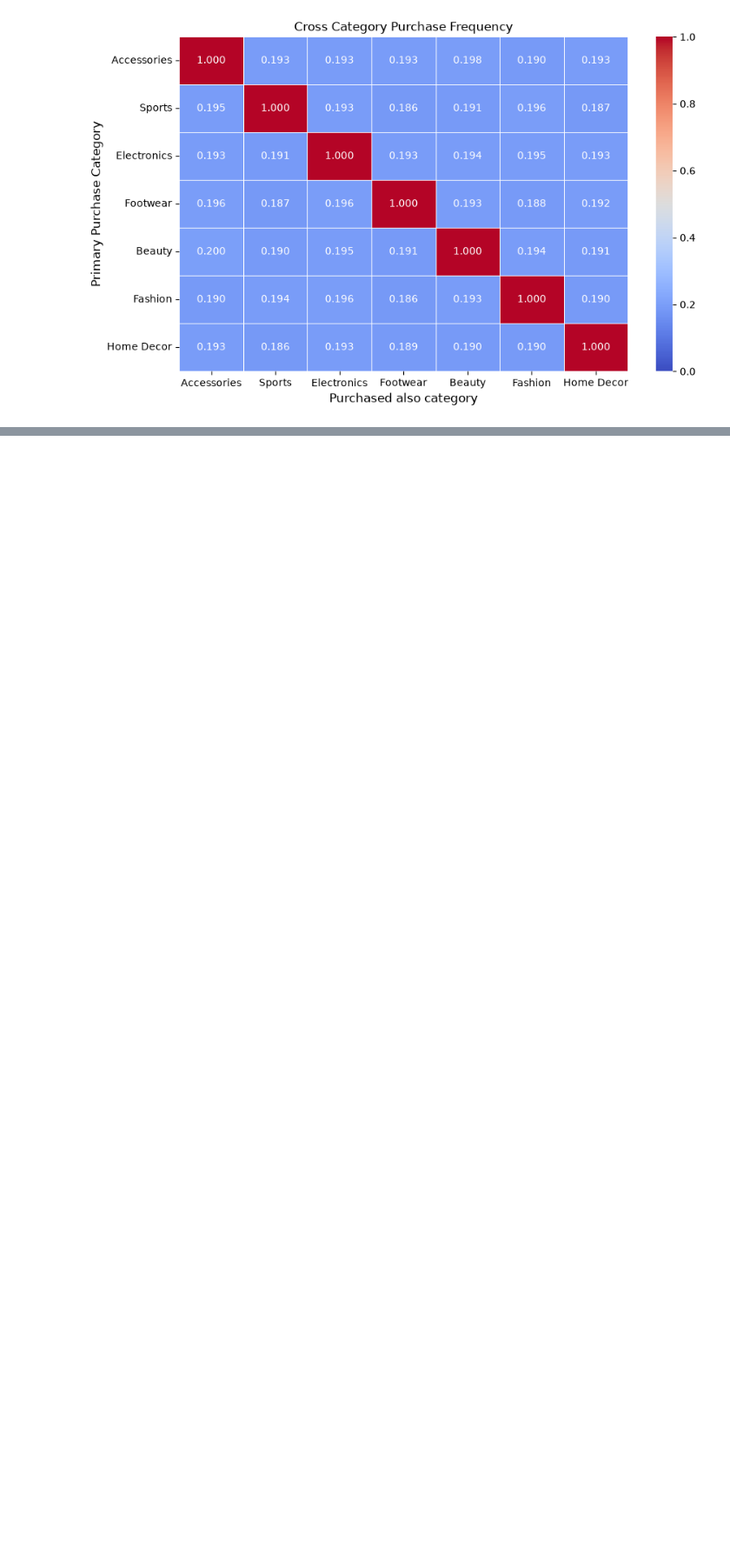
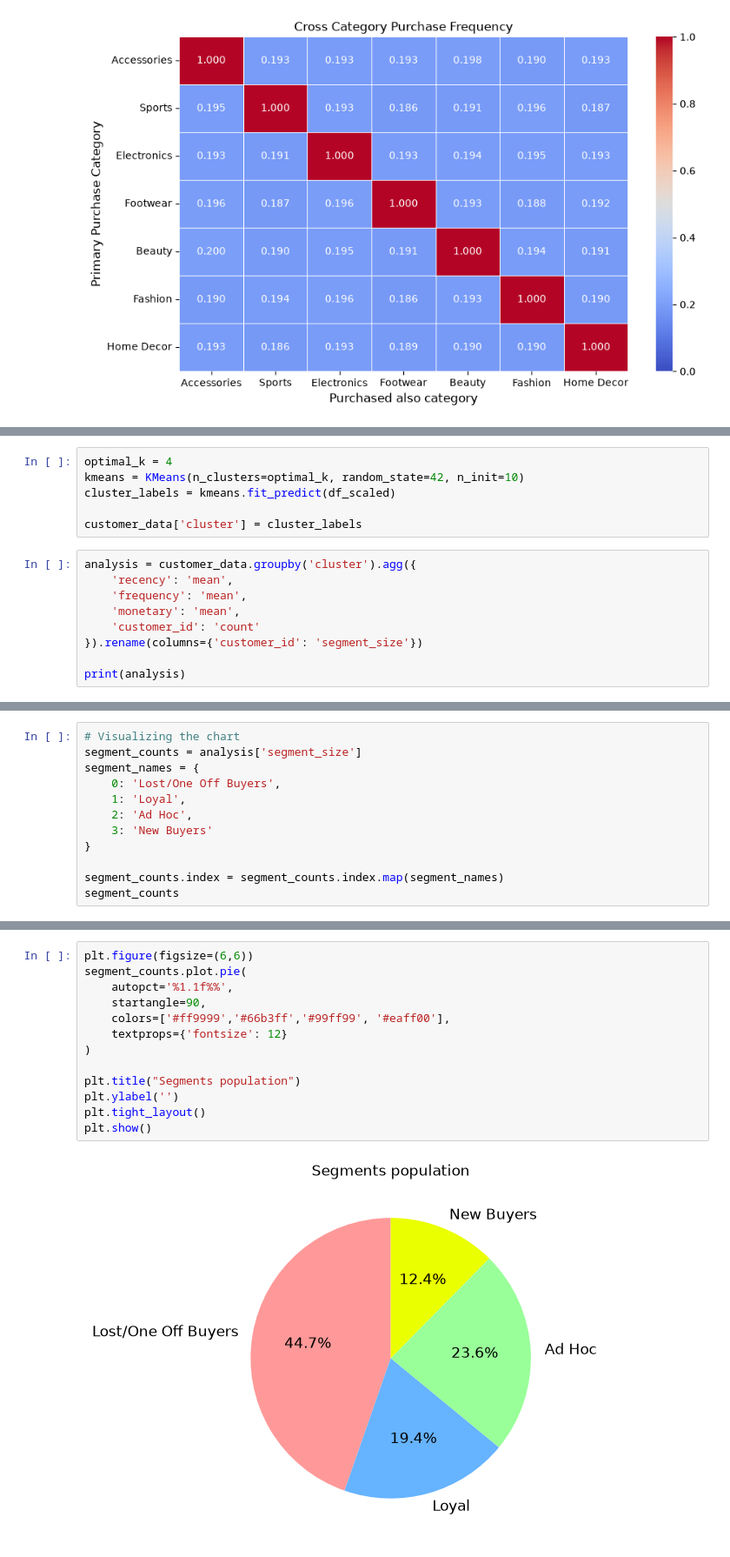
Before and after one commit to DeanDro/StartupMix, a Jupyter notebook: shopify_sales.ipynb, the cells around one changed output, grey strips where cells are left out. Shown at 87% size. Drawn from its saved outputs; the diff is of its cells as text; blank space fills up the shorter version.

```diff
--- a/shopify_sales.ipynb
+++ b/shopify_sales.ipynb
@@ -160,0 +242,15 @@ acces_beauty =
+# %%
+optimal_k = 4
+kmeans = KMeans(n_clusters=optimal_k, random_state=42, n_init=10)
+cluster_labels = kmeans.fit_predict(df_scaled)
+
+customer_data['cluster'] = cluster_labels
+# %%
+analysis = customer_data.groupby('cluster').agg({
+    'recency': 'mean',
+    'frequency': 'mean',
+    'monetary': 'mean',
+    'customer_id': 'count'
+}).rename(columns={'customer_id': 'segment_size'})
+
+print(analysis)
@@ -160,0 +264,12 @@ acces_beauty =
+# %%
+# Visualizing the chart
+segment_counts = analysis['segment_size']
+segment_names = {
+    0: 'Lost/One Off Buyers',
+    1: 'Loyal',
+    2: 'Ad Hoc',
+    3: 'New Buyers'
+}
+
+segment_counts.index = segment_counts.index.map(segment_names)
+segment_counts
@@ -160,0 +283,15 @@ acces_beauty =
+# %%
+plt.figure(figsize=(6,6))
+segment_counts.plot.pie(
+    autopct='%1.1f%%',
+    startangle=90,
+    colors=['#ff9999','#66b3ff','#99ff99', '#eaff00'],
+    textprops={'fontsize': 12}
+)
+
+plt.title("Segments population")
+plt.ylabel('')
+plt.tight_layout()
+plt.show()
+# %% [output]
+[figure, added]
```
Also changed, not shown: parts of 10 cells of this notebook.
